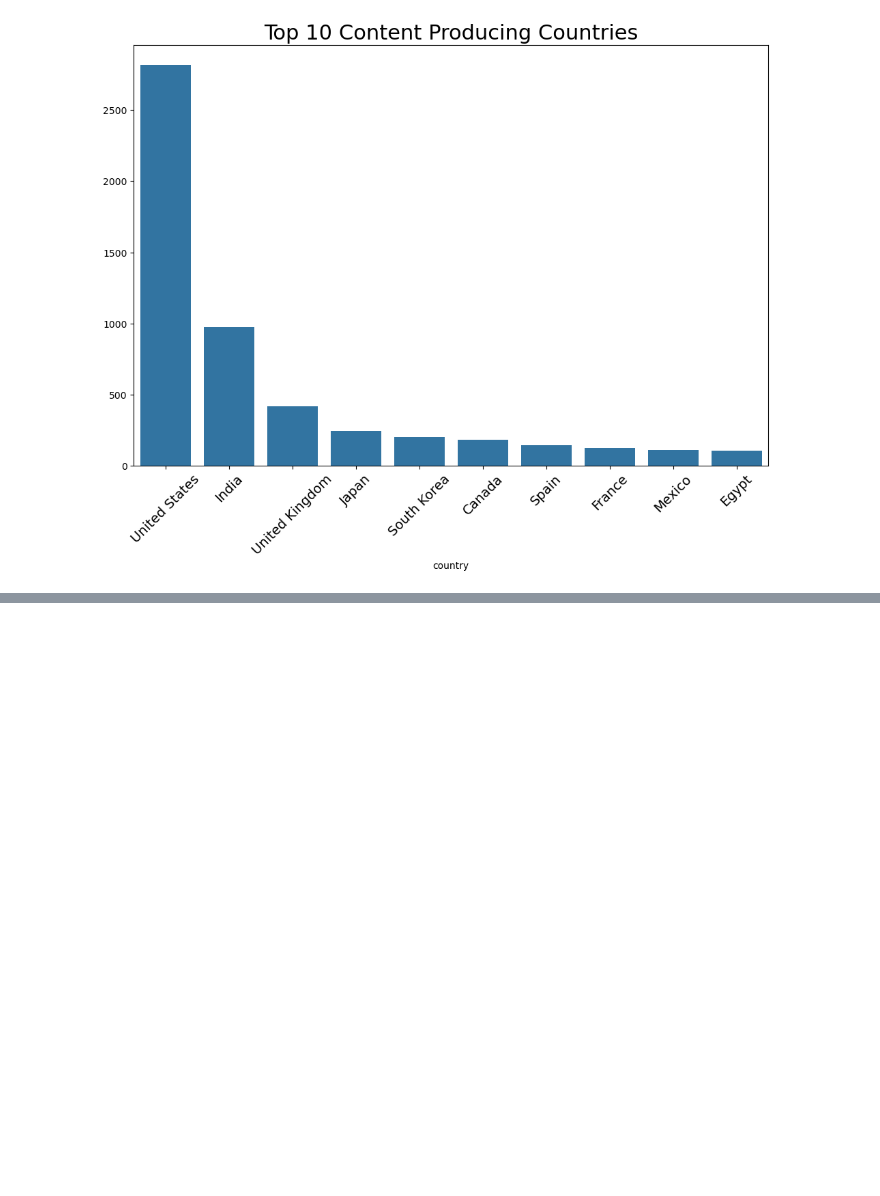
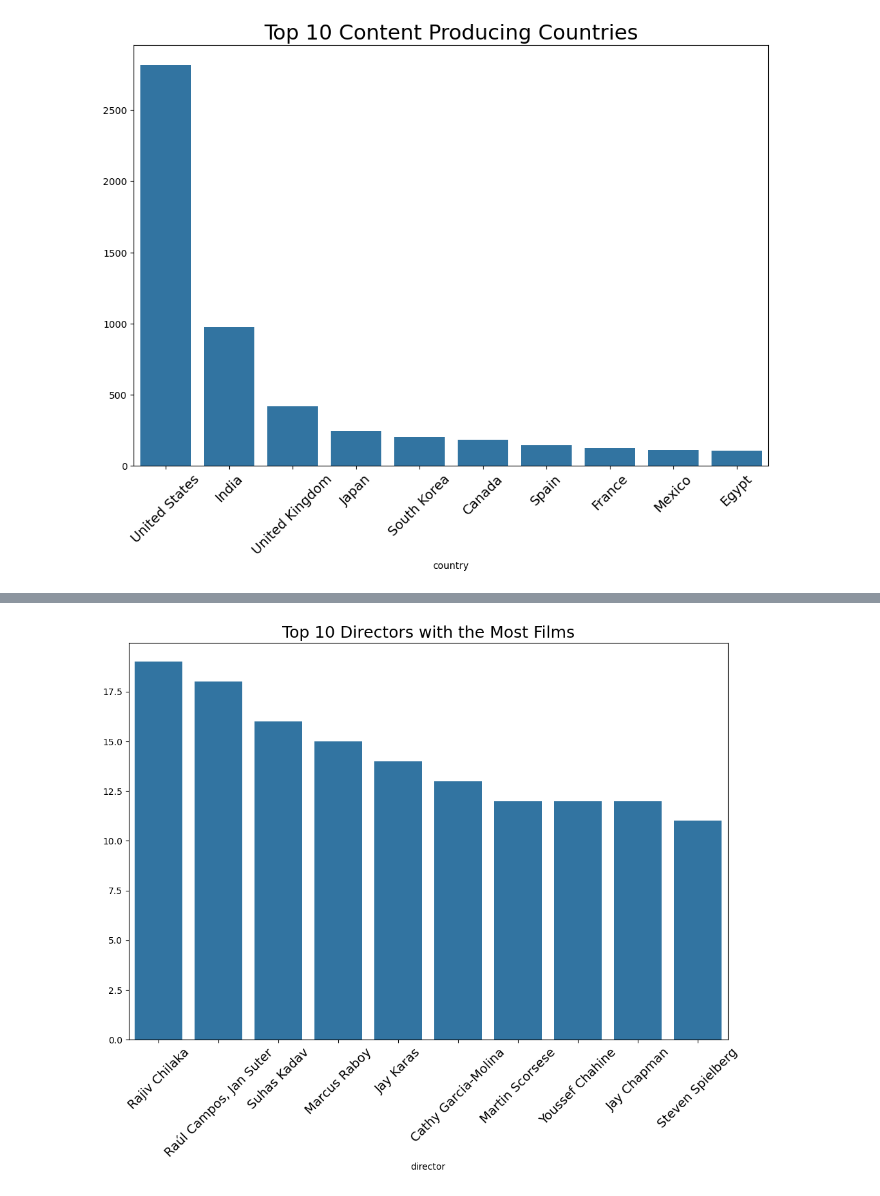
Before and after one commit to fernandoareias/notebooks, a Jupyter notebook: Netflix.ipynb, the cells around one changed output, grey strips where cells are left out. Saved outputs shown, nothing was run; the diff lists cells and outputs as text; code cells hidden in the pictures; blank space fills up the shorter version.

```diff
--- a/Netflix.ipynb
+++ b/Netflix.ipynb
@@ -125,0 +167,12 @@ plt.show()
+# %%
+### Top 10 diretores com mais filmes
+
+director_film = df[df["type"] == "Movie"]["director"].value_counts()[:10]
+
+plt.figure(figsize = (12,8))
+sns.barplot(x = director_film.index, y = director_film.values)
+plt.xticks(rotation = 45, fontsize = 14)
+plt.title("Top 10 Directors with the Most Films",fontsize = 18)
+plt.show()
+# %% [output]
+[figure, added]
```
Also changed, not shown: parts of 18 cells of this notebook.
